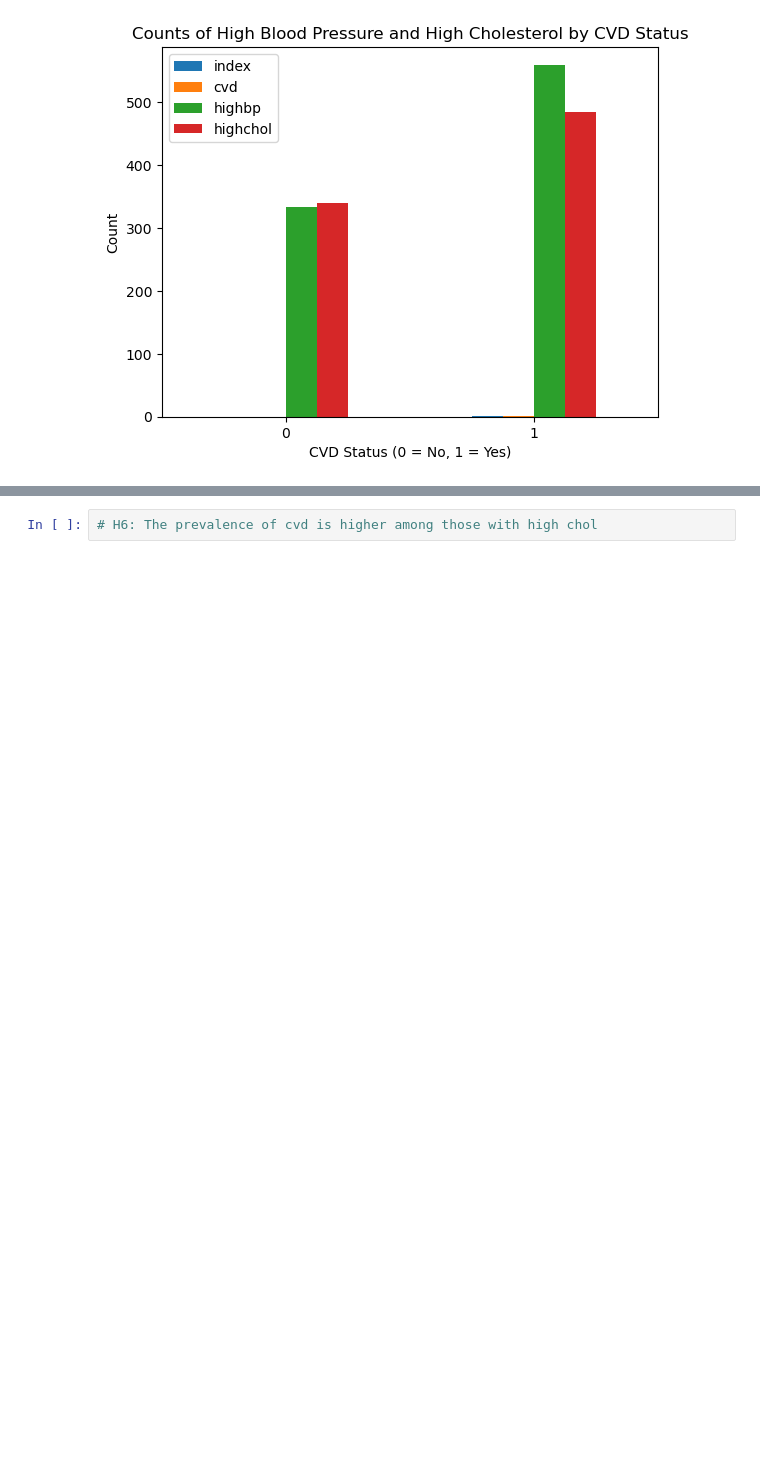
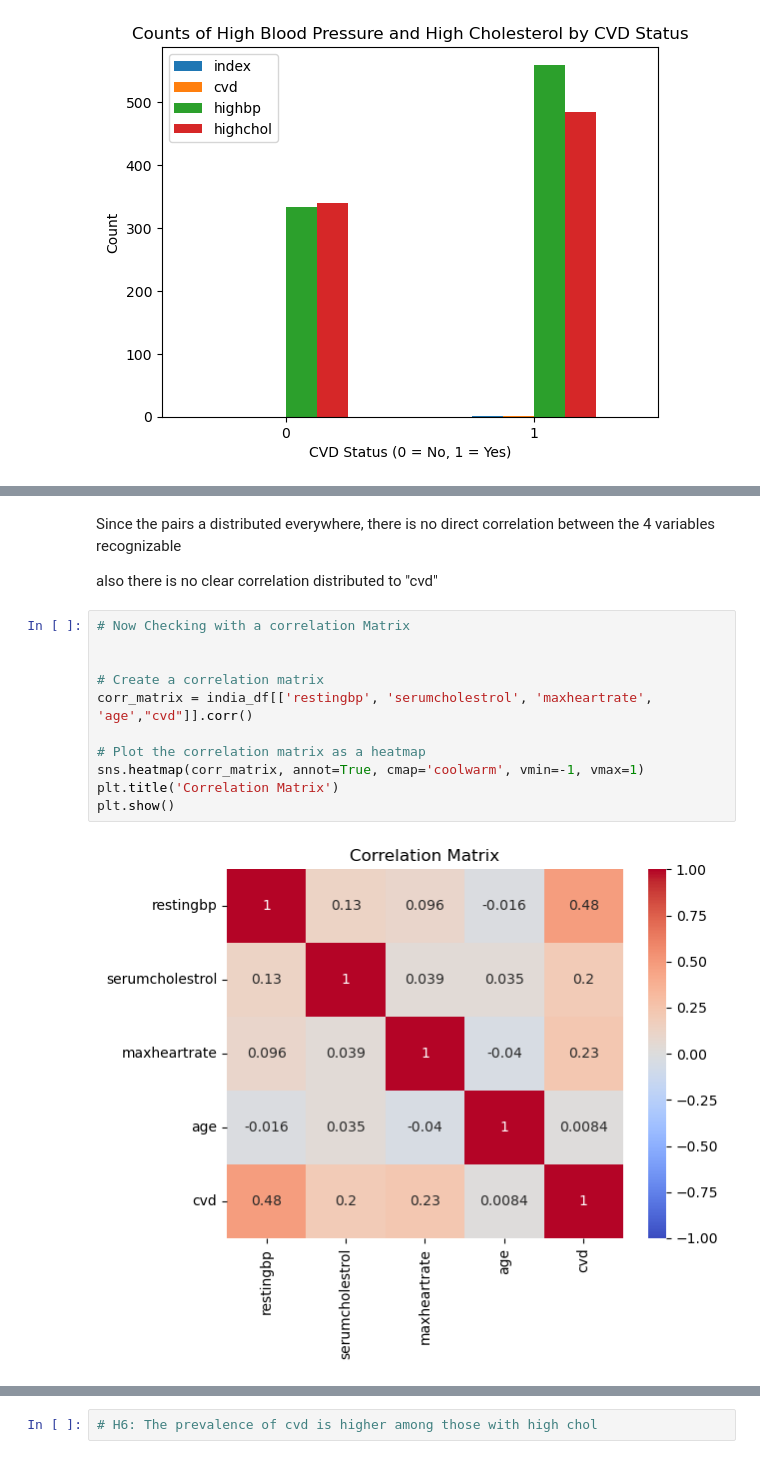
Before and after one commit to BigKawa/Projekt1-Linh-Zala-CVD, a Jupyter notebook: cvd_notebook.ipynb, the cells around one changed output, grey strips where cells are left out. Drawn from its saved outputs; the diff is of its cells as text; blank space fills up the shorter version.

```diff
--- a/cvd_notebook.ipynb
+++ b/cvd_notebook.ipynb
@@ -363,0 +373,17 @@ plt.show()
+# %% [markdown]
+Since the pairs a distributed everywhere, there is no direct correlation between the 4 variables recognizable
+
+also there is no clear correlation distributed to "cvd"
+# %%
+# Now Checking with a correlation Matrix
+
+
+# Create a correlation matrix
+corr_matrix = india_df[['restingbp', 'serumcholestrol', 'maxheartrate', 'age',"cvd"]].corr()
+
+# Plot the correlation matrix as a heatmap
+sns.heatmap(corr_matrix, annot=True, cmap='coolwarm', vmin=-1, vmax=1)
+plt.title('Correlation Matrix')
+plt.show()
+# %% [output]
+[figure, added]
```
Also changed, not shown: parts of 11 cells of this notebook, 2 other files.
